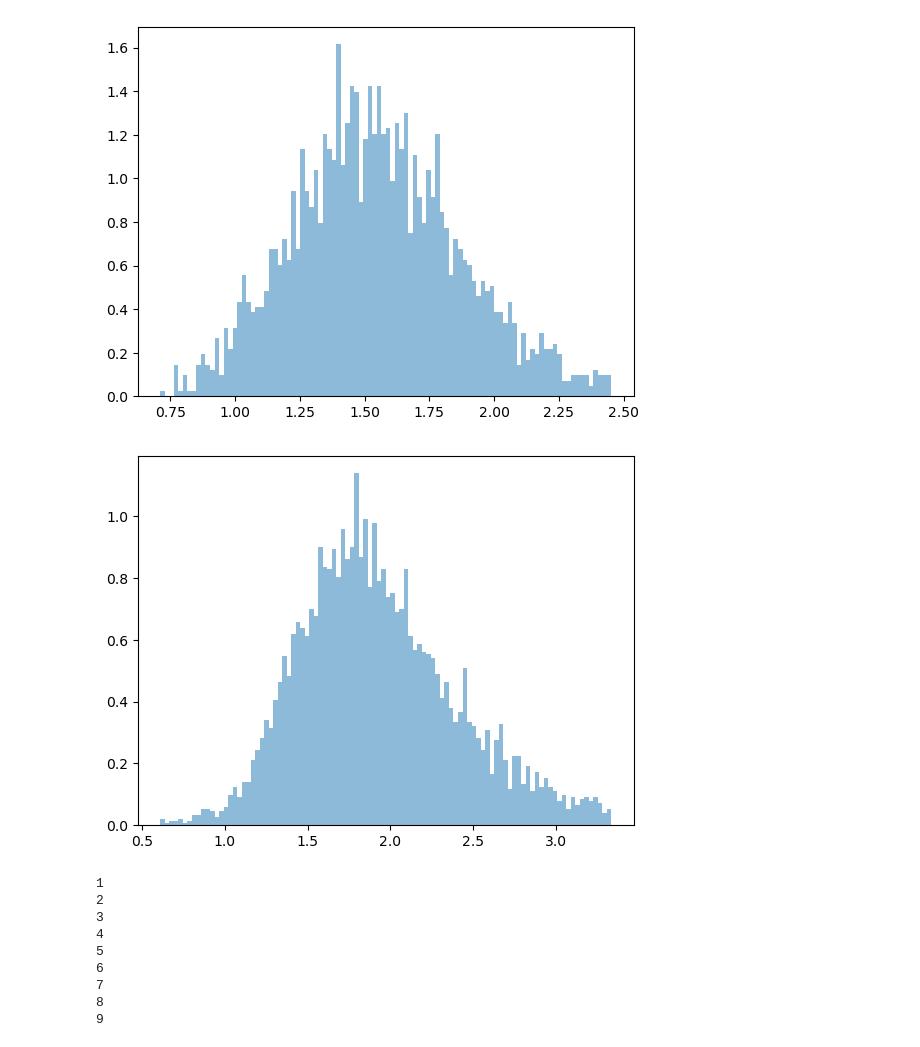
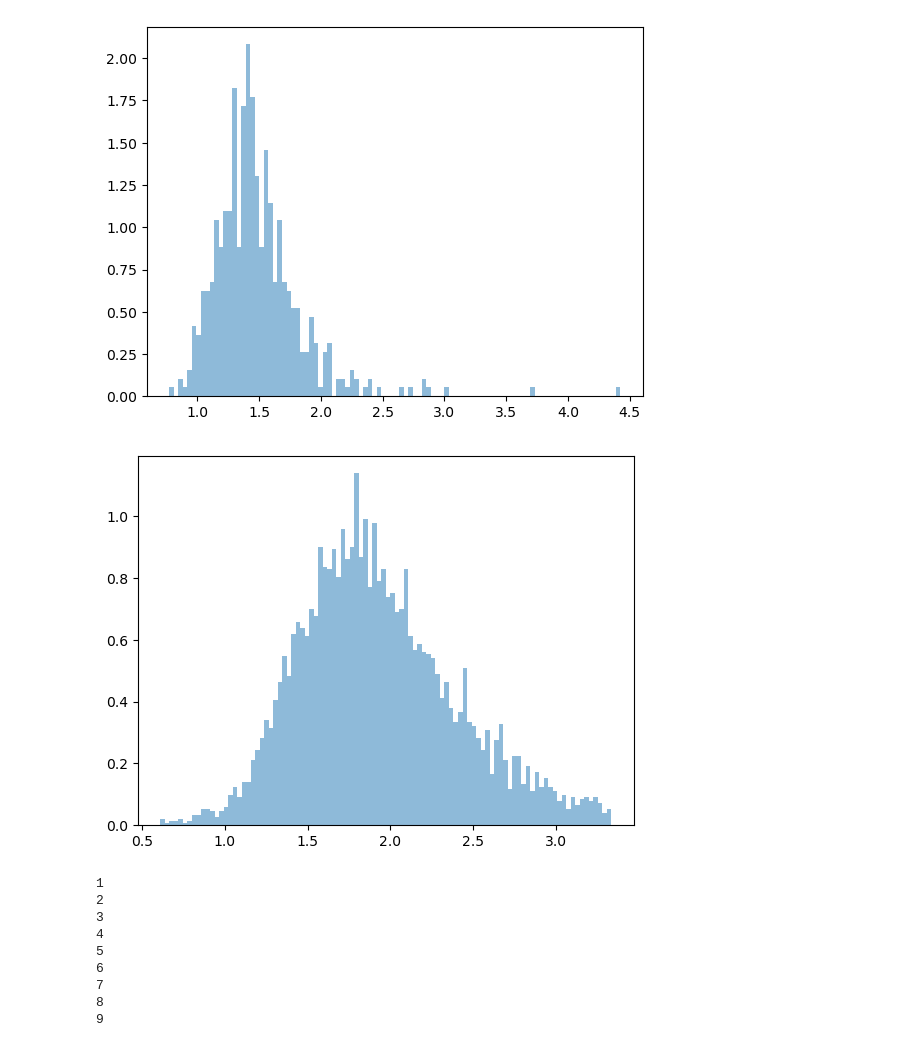
Before and after one commit to Vladi700/PoD_microbial_growth, a Jupyter notebook: survival_function_fit.ipynb, the cells around one changed output. Drawn from its saved outputs; the diff is of its cells as text; code cells hidden in the pictures.

```diff
--- a/survival_function_fit.ipynb
+++ b/survival_function_fit.ipynb
@@ -48,37 +48,37 @@ for name, df in dfs.items():
 
 
 clean_ace = dfs['UMIK_Ace'].dropna()
 
 
 q1, q3 = clean_ace['protein_level'].quantile([0.25, 0.75])
 iqr           = q3 - q1
 lower_fence   = q1 - 1.5 * iqr
 upper_fence   = q3 + 1.5 * iqr
 
 # 4. Keep only non-outliers
-clean_no_outliers = clean[(clean >= lower_fence) & (clean <= upper_fence)]
+clean_no_outliers = clean_ace[(clean_ace['protein_level'] >= lower_fence) & (clean_ace['protein_level'] <= upper_fence)]
 
 # 5. (Optional) assign back to your DataFrame
 df_clean_Ace = df.loc[clean_no_outliers.index].copy()
 dfs['UMIK_Ace'] = df_clean_Ace
 plt.figure()
-plt.hist(df_clean['protein_level'], bins=100, density=True, alpha=0.5, label='Cleaned Protein Levels')
+plt.hist(df_clean_Ace['protein_level'], bins=100, density=True, alpha=0.5, label='Cleaned Protein Levels')
 plt.show()
 
 clean_lac = dfs['UMIK_Lac'].dropna()
 q1, q3 = clean_lac['protein_level'].quantile([0.25, 0.75])
 iqr = q3 - q1
 lower_fence = q1 - 1.5 * iqr
 upper_fence = q3 + 1.5 * iqr
 # Keep only non-outliers
-clean_lac_no_outliers = clean_lac[(clean_lac >= lower_fence) & (clean_lac <= upper_fence)]
+clean_lac_no_outliers = clean_lac[(clean_lac['protein_level'] >= lower_fence) & (clean_lac['protein_level'] <= upper_fence)]
 dfs['UMIK_Lac'] = clean_lac_no_outliers
 
 plt.figure()
 plt.hist(clean_lac_no_outliers['protein_level'], bins=100, density=True, alpha=0.5, label='Cleaned Lac Protein Levels')
 plt.show()
 # %% [output]
-[figure, old version]
+[figure, new version]
 [figure]
 # %%
 hazards = []
```
Also changed, not shown: parts of 2 cells of this notebook.
